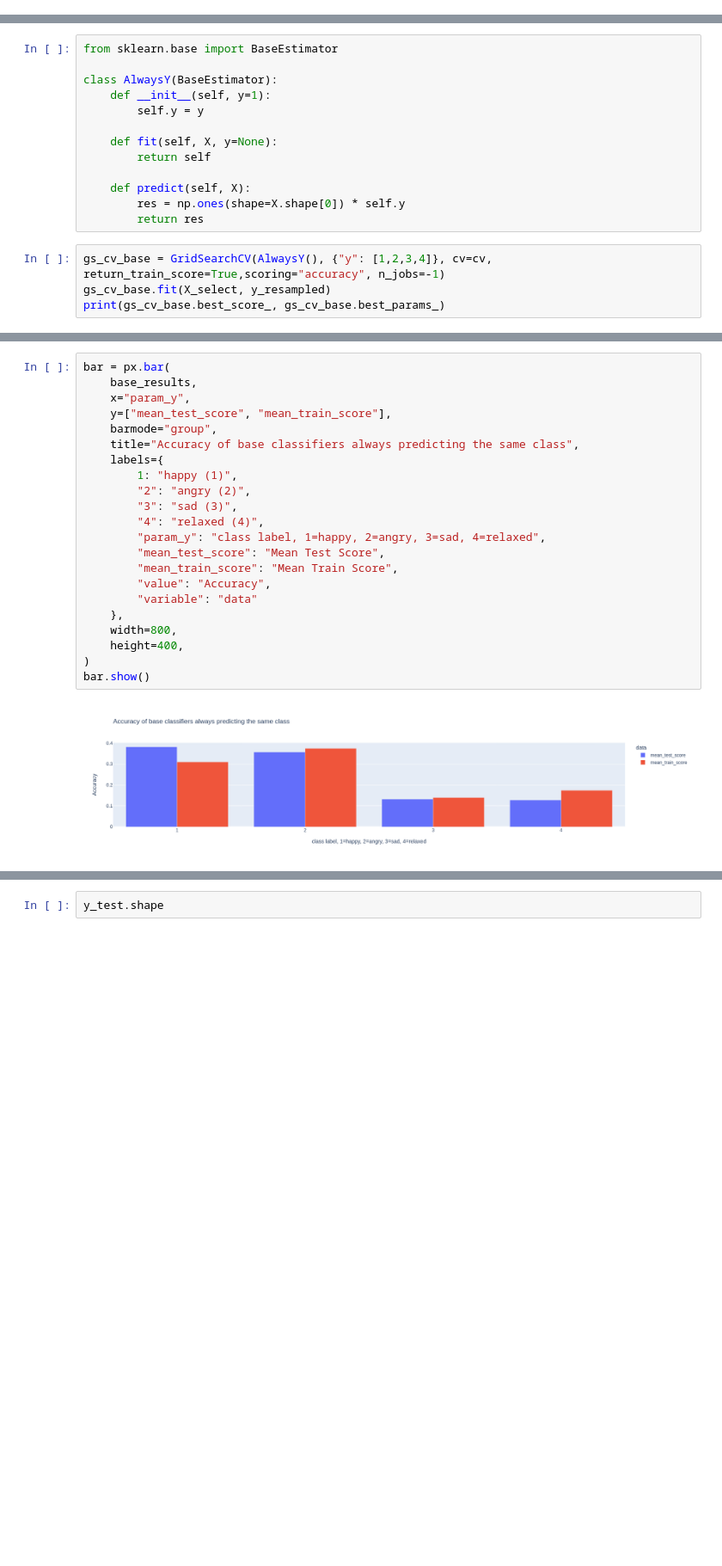
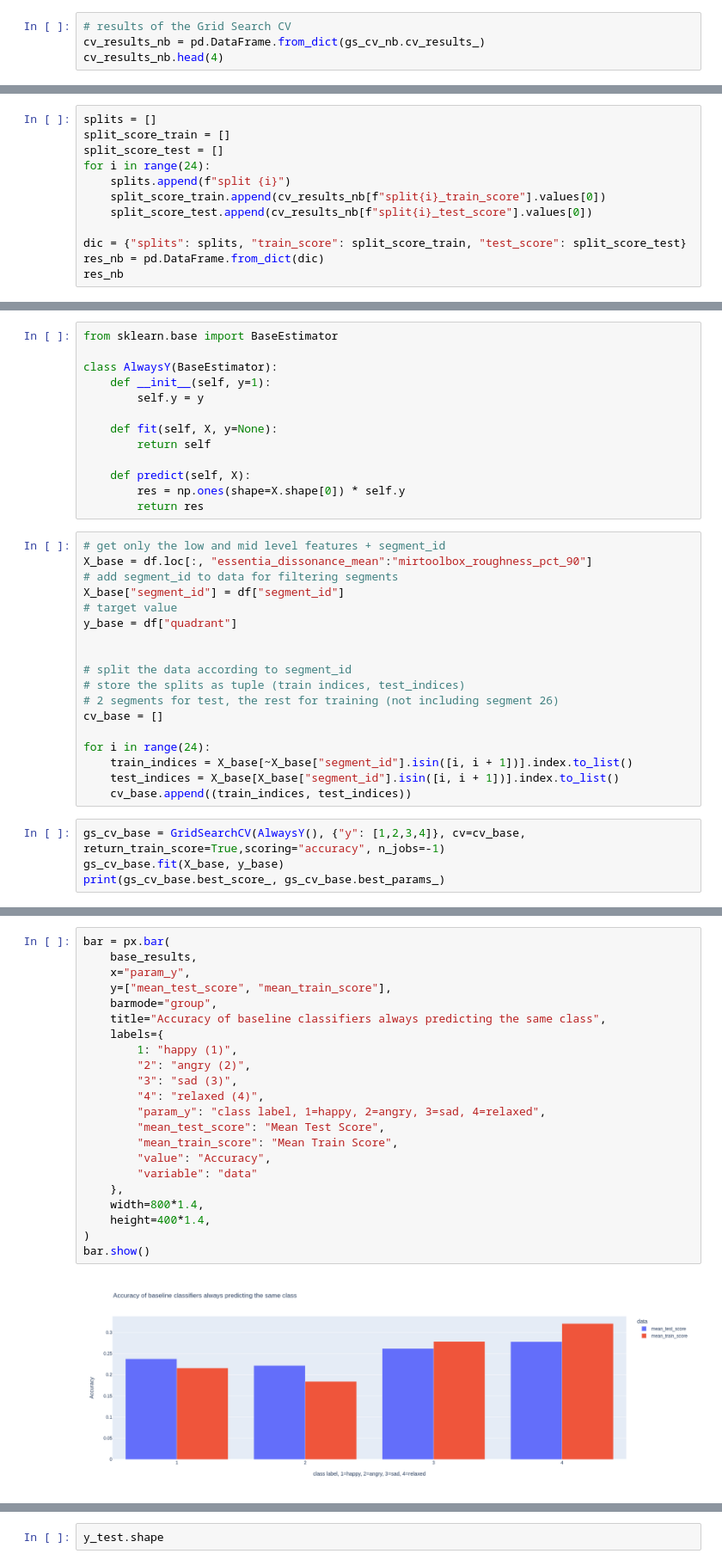
Before and after one commit to The-Deadly-Hyenas/Data-Classification, a Jupyter notebook: paul/kNN_explore.ipynb, the cells around one changed output, grey strips where cells are left out. Shown at 86% size. Saved outputs shown, nothing was run; the diff lists cells and outputs as text; blank space fills up the shorter version.

Commit message:
update baseline classifier

```diff
--- a/paul/kNN_explore.ipynb
+++ b/paul/kNN_explore.ipynb
@@ -149,0 +159,4 @@ gs_cv.score(X_test[best_features], y_test)
+# %%
+# results of the Grid Search CV
+cv_results_nb = pd.DataFrame.from_dict(gs_cv_nb.cv_results_)
+cv_results_nb.head(4)
@@ -149,0 +171,12 @@ gs_cv.score(X_test[best_features], y_test)
+# %%
+splits = []
+split_score_train = []
+split_score_test = []
+for i in range(24):
+    splits.append(f"split {i}")
+    split_score_train.append(cv_results_nb[f"split{i}_train_score"].values[0])
+    split_score_test.append(cv_results_nb[f"split{i}_test_score"].values[0])
+
+dic = {"splits": splits, "train_score": split_score_train, "test_score": split_score_test}
+res_nb = pd.DataFrame.from_dict(dic)
+res_nb
@@ -162,8 +218,26 @@ class AlwaysY(BaseEstimator):
     def predict(self, X):
         res = np.ones(shape=X.shape[0]) * self.y
         return res
+# %%
+# get only the low and mid level features + segment_id
+X_base = df.loc[:, "essentia_dissonance_mean":"mirtoolbox_roughness_pct_90"]
+# add segment_id to data for filtering segments
+X_base["segment_id"] = df["segment_id"]
+# target value
+y_base = df["quadrant"]
+
+
+# split the data according to segment_id
+# store the splits as tuple (train indices, test_indices)
+# 2 segments for test, the rest for training (not including segment 26)
+cv_base = []
+
+for i in range(24):
+    train_indices = X_base[~X_base["segment_id"].isin([i, i + 1])].index.to_list()
+    test_indices = X_base[X_base["segment_id"].isin([i, i + 1])].index.to_list()
+    cv_base.append((train_indices, test_indices))
 # %%
-gs_cv_base = GridSearchCV(AlwaysY(), {"y": [1,2,3,4]}, cv=cv, return_train_score=True,scoring="accuracy", n_jobs=-1)
-gs_cv_base.fit(X_select, y_resampled)
+gs_cv_base = GridSearchCV(AlwaysY(), {"y": [1,2,3,4]}, cv=cv_base, return_train_score=True,scoring="accuracy", n_jobs=-1)
+gs_cv_base.fit(X_base, y_base)
 print(gs_cv_base.best_score_, gs_cv_base.best_params_)
 # %% [output]
@@ -182,27 +256,27 @@ base_results.head(4)
 # %%
 bar = px.bar(
     base_results,
     x="param_y",
     y=["mean_test_score", "mean_train_score"],
     barmode="group",
-    title="Accuracy of base classifiers always predicting the same class",
+    title="Accuracy of baseline classifiers always predicting the same class",
     labels={
         1: "happy (1)",
         "2": "angry (2)",
         "3": "sad (3)",
         "4": "relaxed (4)",
         "param_y": "class label, 1=happy, 2=angry, 3=sad, 4=relaxed",
         "mean_test_score": "Mean Test Score",
         "mean_train_score": "Mean Train Score",
         "value": "Accuracy",
         "variable": "data"
     },
-    width=800,
-    height=400,
+    width=800*1.4,
+    height=400*1.4,
 )
 bar.show()
 # %% [output]
-[figure, old version]
+[figure, new version]
 # %%
 # score on held out test set, segment 26
 gs_cv_base.score(X_test[best_features], y_test)
```
Also changed, not shown: parts of 16 cells of this notebook.
